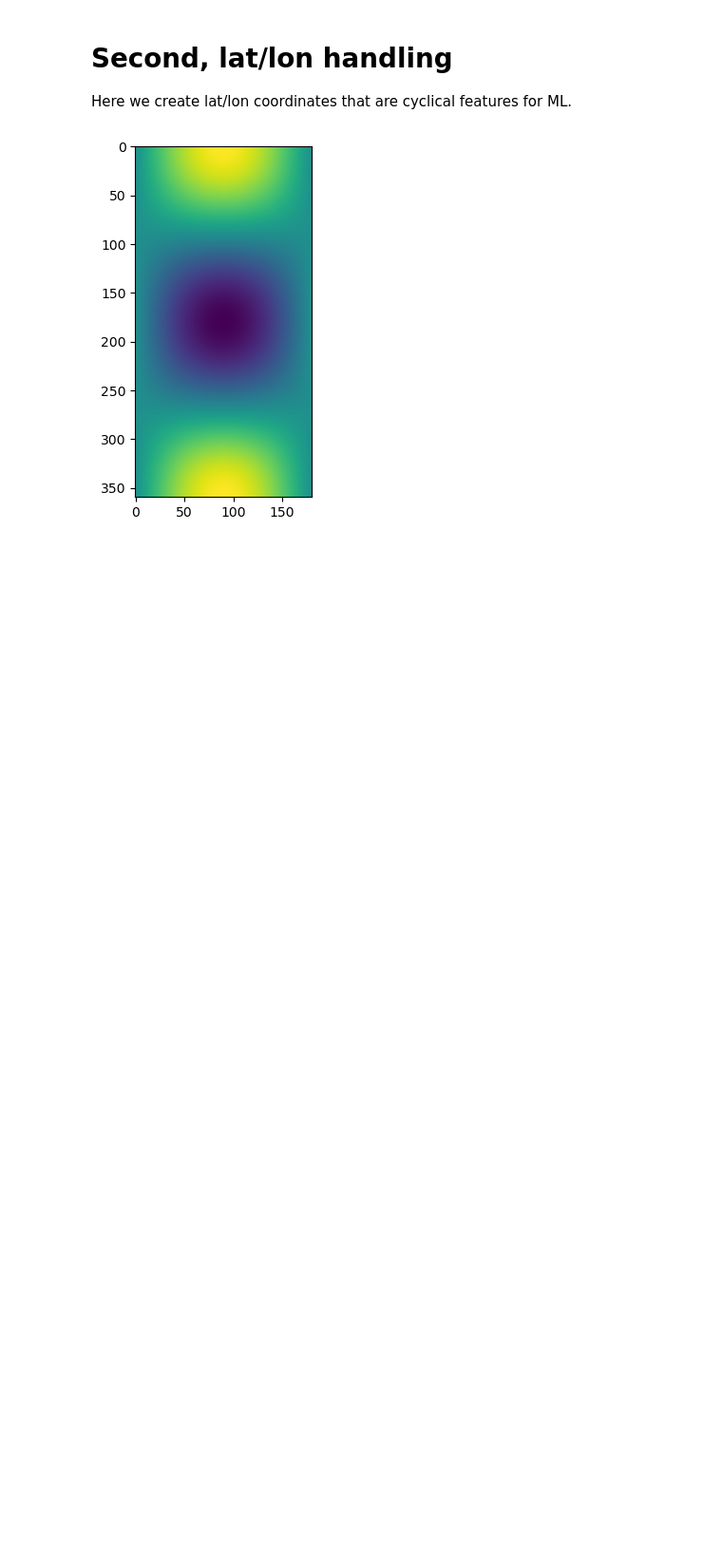
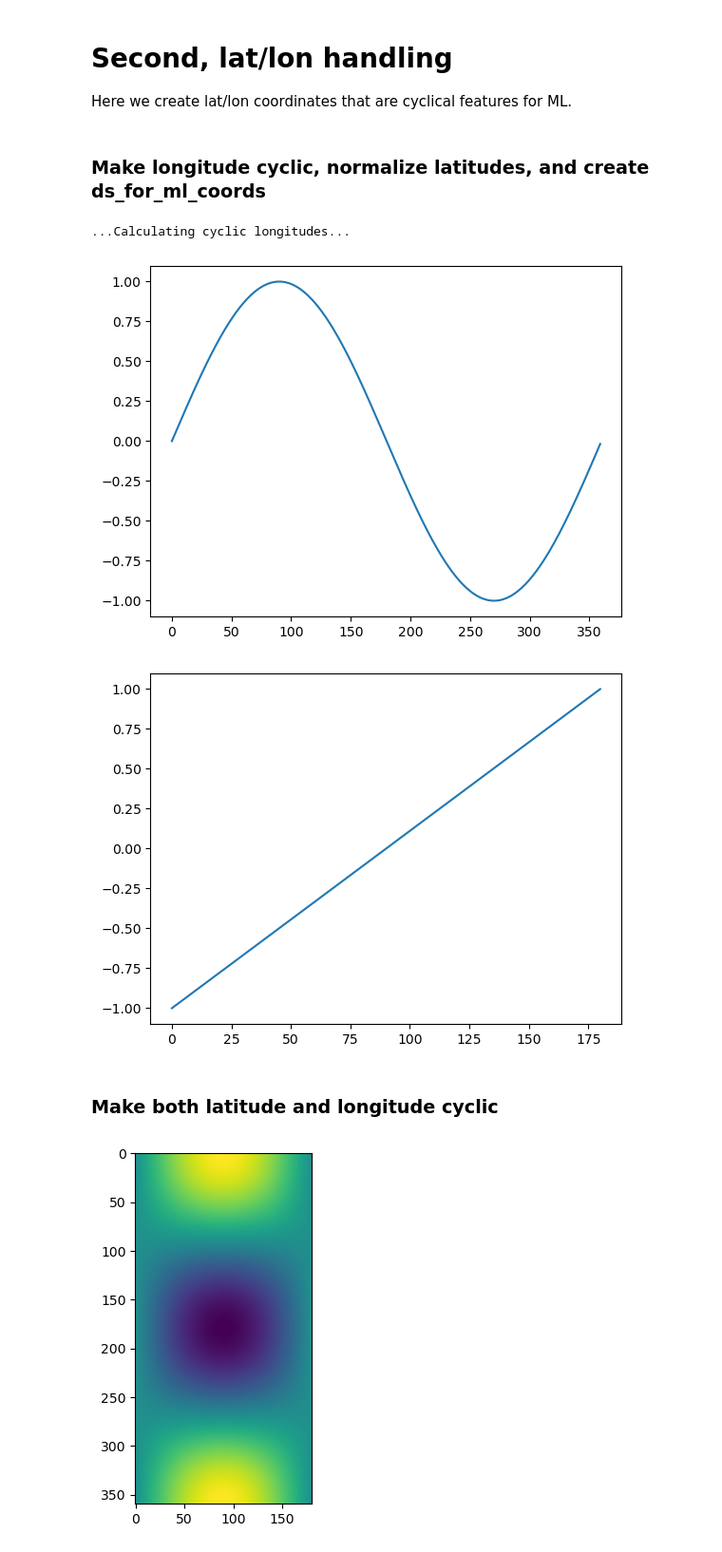
Before and after one commit to mariajmolina/s2sml, a Jupyter notebook: notebooks/CreateMLCoords.ipynb, the cells around one changed output. Shown: that part at 95% size. Saved outputs shown, nothing was run; the diff lists cells and outputs as text; code cells hidden in the pictures; blank space fills up the shorter version.

Commit message:
added longitude cyclic function and normalized latitude function

```diff
--- a/notebooks/CreateMLCoords.ipynb
+++ b/notebooks/CreateMLCoords.ipynb
@@ -96,7 +131,31 @@ tmp_land.to_netcdf('/glade/scratch/molina/s2s/CESM2_OBS/era5_lsm_topov2.nc') # s
 Here we create lat/lon coordinates that are cyclical features for ML.
 # %%
 # tmp file for coords setting (dummy file)
-ds0 = xr.open_dataset('/glade/scratch/molina/s2s/CESM2/tas_2m_anom_cesm2cam6v2_11members_s2s_data.nc')
+# ds0 = xr.open_dataset('/glade/scratch/molina/s2s/CESM2/tas_2m_anom_cesm2cam6v2_11members_s2s_data.nc')
+
+# different file (couldn't find the one above on derecho)
+ds0 = xr.open_dataset('/glade/derecho/scratch/molina/cesm_prsfc_anom_week1/cm_prsfc_anom_20170529.nc')
+# %% [markdown]
+### Make longitude cyclic, normalize latitudes, and create ds_for_ml_coords
+# %%
+ds0_cycliclon = encode_cycliclon(ds0,'lon') # min = -1, max = 1
+ds0_final    = normalize_lat(ds0_cycliclon,'lat') # min = -1, max = 1
+
+# make data coordinate file here?
+
+ds_for_ml_coords = ds0_final[['lat','lon']]
+
+# check conversions worked
+plt.plot(ds0_final.lon.values)
+plt.show()
+plt.plot(ds0_final.lat.values)
+plt.show()
+# %% [output]
+...Calculating cyclic longitudes...
+[figure, added]
+[figure, added]
+# %% [markdown]
+### Make both latitude and longitude cyclic
 # %%
 # create 2d lat and lon arrays; shape (360, 181)
 new_lats = np.repeat(np.expand_dims((ds0.lat.values), axis=0), 360, axis=0)
```
Also changed, not shown: parts of 3 cells of this notebook.
